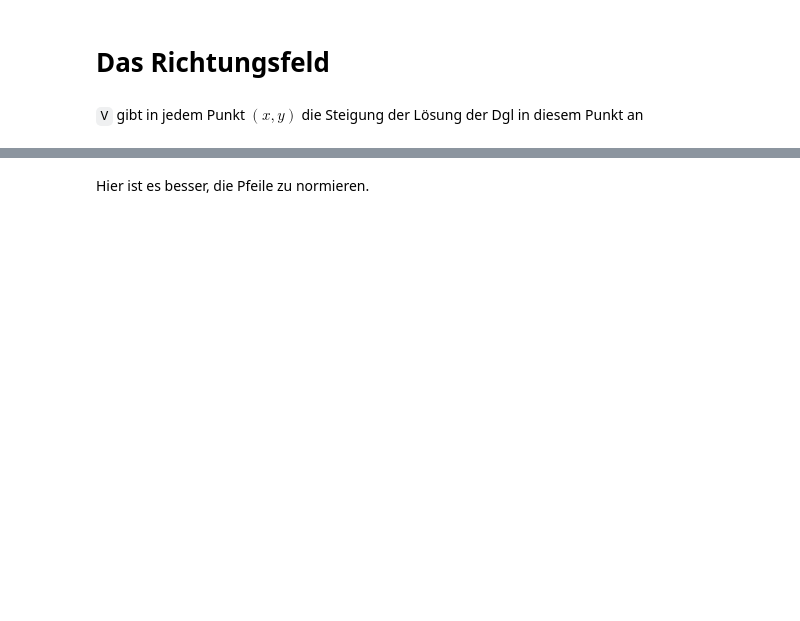
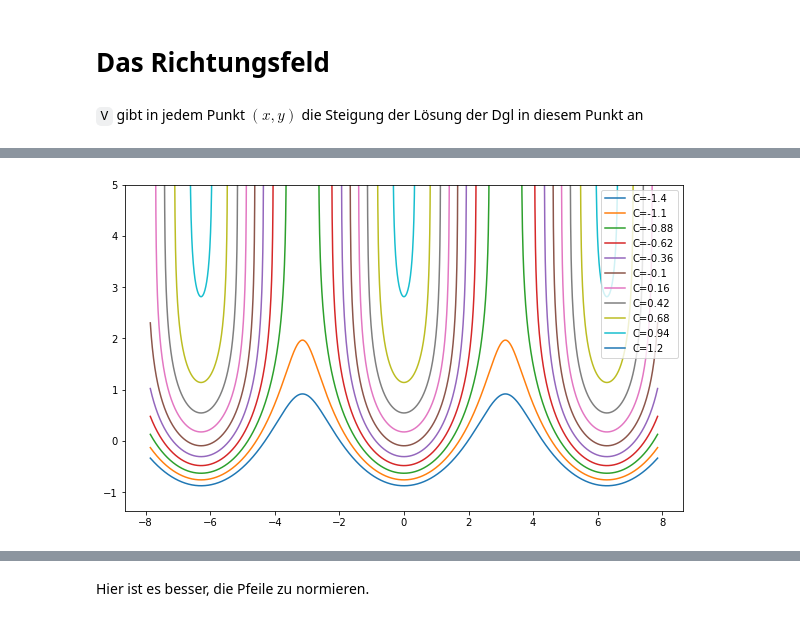
Before and after one commit to Ruediger-Braun/compana22, a Jupyter notebook: Lektion12.ipynb, the cells around one changed output, grey strips where cells are left out. Drawn from its saved outputs; the diff is of its cells as text; code cells hidden in the pictures; blank space fills up the shorter version.

```diff
--- a/Lektion12.ipynb
+++ b/Lektion12.ipynb
@@ -191,3 +261,7 @@ plt.legend()
+# %%
+fig
+# %% [output]
+[figure, added]
 # %%
 xq = np.linspace(xn[0], xn[-1], nx)
 yq = np.linspace(-1, 5, ny)
```
Also changed, not shown: parts of 42 cells of this notebook.
